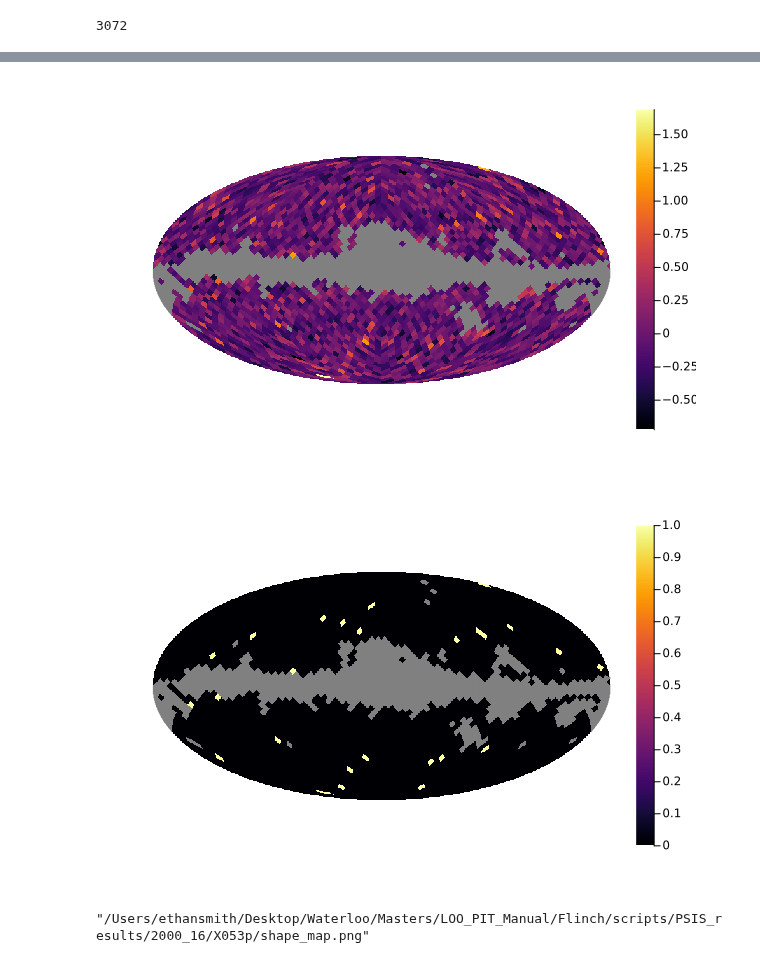
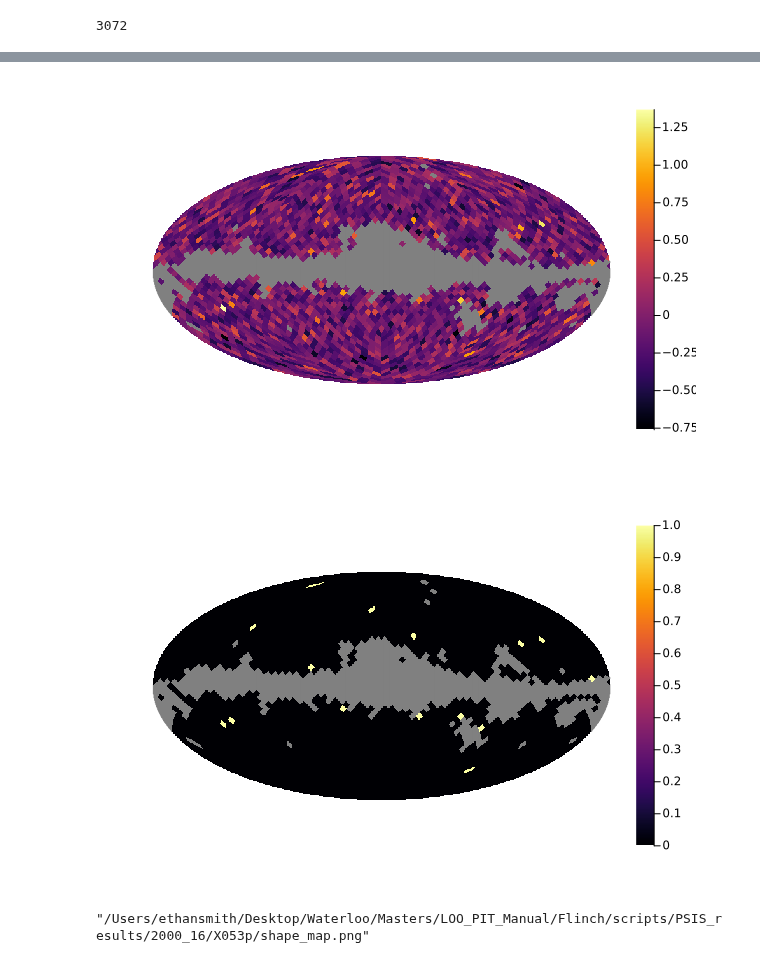
Before and after one commit to e34smith/LOO_PIT_Manual, a Jupyter notebook: Flinch/scripts/Mapping.ipynb, the cells around one changed output, grey strips where cells are left out. Saved outputs shown, nothing was run; the diff lists cells and outputs as text; code cells hidden in the pictures.

```diff
--- a/Flinch/scripts/Mapping.ipynb
+++ b/Flinch/scripts/Mapping.ipynb
@@ -65,6 +65,6 @@ nℓπ_grad (generic function with 1 method)
 
 # sampled_params = hcat((npzread(f) for f in files)...)
 
-pareto_shapes = npzread("/Users/ethansmith/Desktop/Waterloo/Masters/LOO_PIT_Manual/Flinch/scripts/PSIS_results/2000_16/X053p/pareto_shapes.npy")
+pareto_shapes = npzread("/Users/ethansmith/Desktop/Waterloo/Masters/LOO_PIT_Manual/Flinch/scripts/PSIS_results/2000_16/2yjXc/pareto_shapes.npy")
 # %% [output]
 2384-element Vector{Float64}:
@@ -158,25 +158,25 @@ plot(mask_nside)
 # %%
 shape_mapping = deepcopy(mask_nside)
 
 unmasked_index = 0
 for pix in 1:pixels
-    if shape_mapping[pix] != 0.0
+    if shape_mapping[pix] != 1.0
         global unmasked_index += 1
         shape_mapping[pix] = pareto_shapes[unmasked_index]
     else
         shape_mapping[pix] = NaN
     end
 end
 
 shape_map = plot(shape_mapping)
 # %% [output]
-[figure, old version]
+[figure, new version]
 # %%
 failure_mapping = deepcopy(mask_nside)
 
 unmasked_index = 0
 for pix in 1:pixels
-    if failure_mapping[pix] != 0.0
+    if failure_mapping[pix] != 1.0
         unmasked_index += 1
         if pareto_shapes[unmasked_index] > 0.7
             failure_mapping[pix] = 1.0
@@ -190,7 +190,7 @@ end
 
 failure_map = Plots.plot(failure_mapping)
 # %% [output]
-[figure, old version]
+[figure, new version]
 # %%
 Plots.savefig(failure_map, "/Users/ethansmith/Desktop/Waterloo/Masters/LOO_PIT_Manual/Flinch/scripts/PSIS_results/2000_16/X053p/failure map.png")
 Plots.savefig(shape_map, "/Users/ethansmith/Desktop/Waterloo/Masters/LOO_PIT_Manual/Flinch/scripts/PSIS_results/2000_16/X053p/shape_map.png")
```
Also changed, not shown: parts of 3 cells of this notebook, 36 other files.
